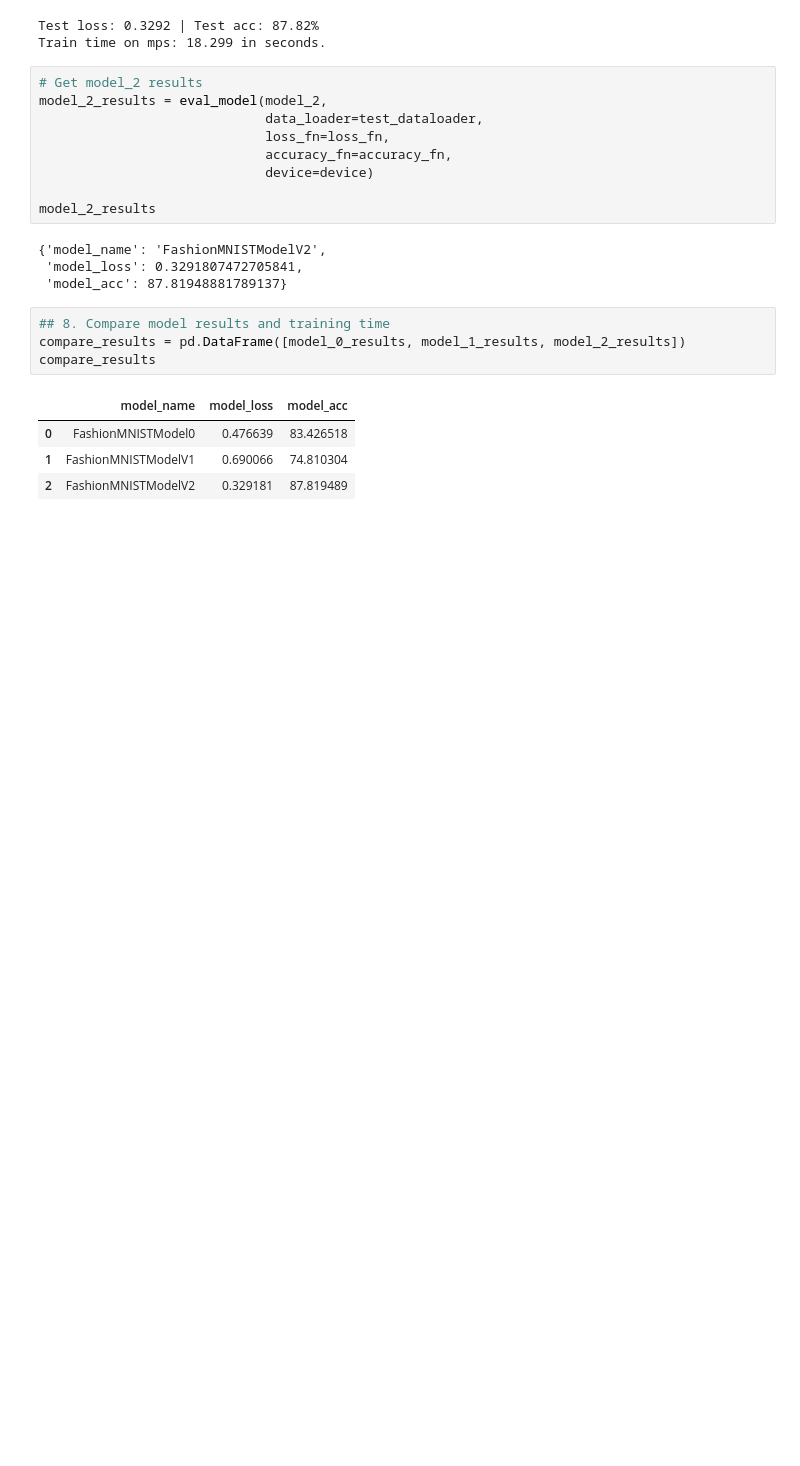
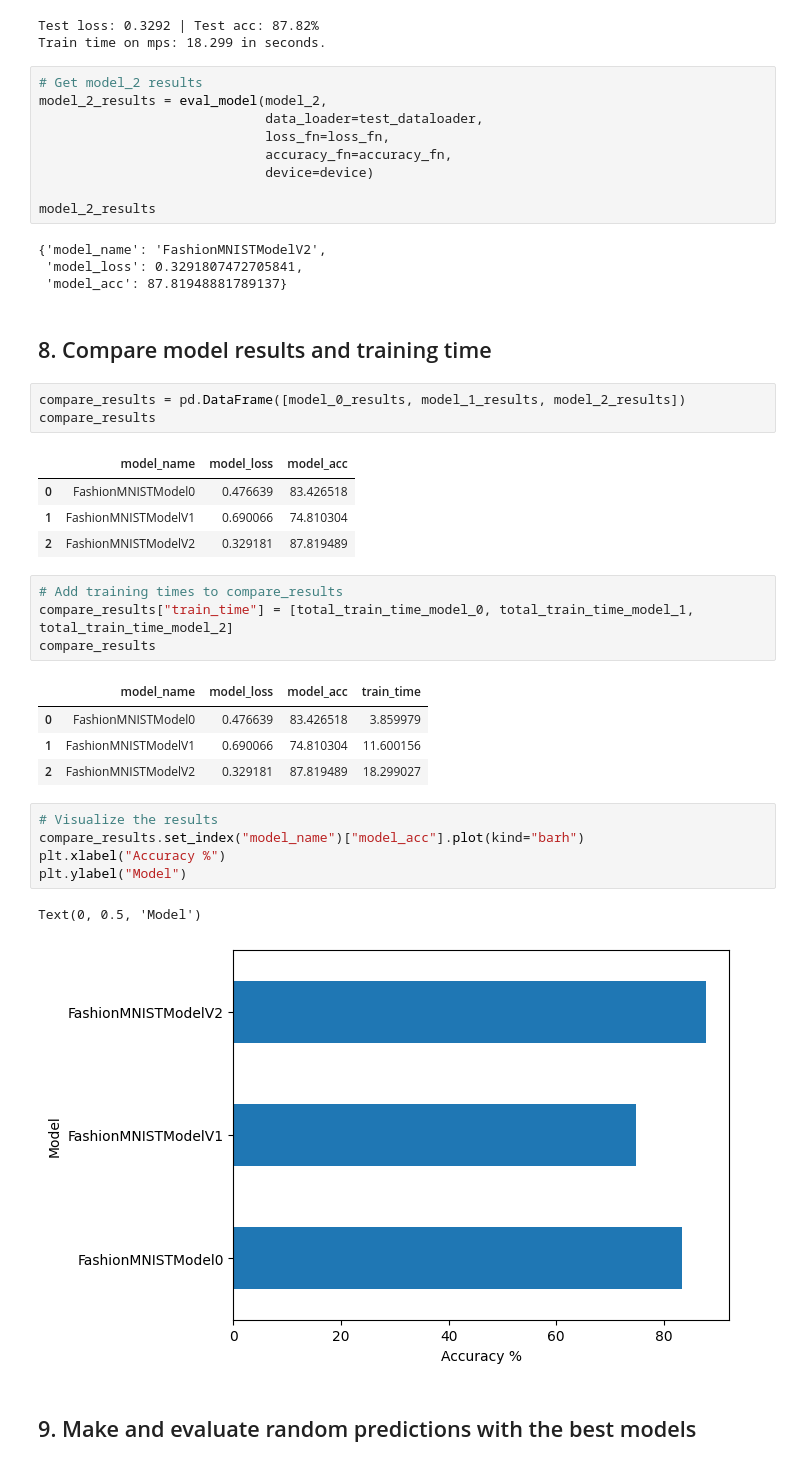
Before and after one commit to bohemian83/pytorch_yt, a Jupyter notebook: 03_pytorch_computer_vision.ipynb, the cells around one changed output. Saved outputs shown, nothing was run; the diff lists cells and outputs as text; blank space fills up the shorter version.

```diff
--- a/03_pytorch_computer_vision.ipynb
+++ b/03_pytorch_computer_vision.ipynb
@@ -855,8 +864,9 @@ model_2_results
 {'model_name': 'FashionMNISTModelV2',
  'model_loss': 0.3291807472705841,
  'model_acc': 87.81948881789137}
+# %% [markdown]
+## 8. Compare model results and training time
 # %%
-## 8. Compare model results and training time
 compare_results = pd.DataFrame([model_0_results, model_1_results, model_2_results])
 compare_results
 # %% [output]
@@ -864,3 +874,22 @@ compare_results
 | 0 | FashionMNISTModel0 | 0.476639 | 83.426518 |
 | 1 | FashionMNISTModelV1 | 0.690066 | 74.810304 |
 | 2 | FashionMNISTModelV2 | 0.329181 | 87.819489 |
+# %%
+# Add training times to compare_results
+compare_results["train_time"] = [total_train_time_model_0, total_train_time_model_1, total_train_time_model_2]
+compare_results
+# %% [output]
+|  | model_name | model_loss | model_acc | train_time |
+| 0 | FashionMNISTModel0 | 0.476639 | 83.426518 | 3.859979 |
+| 1 | FashionMNISTModelV1 | 0.690066 | 74.810304 | 11.600156 |
+| 2 | FashionMNISTModelV2 | 0.329181 | 87.819489 | 18.299027 |
+# %%
+# Visualize the results
+compare_results.set_index("model_name")["model_acc"].plot(kind="barh")
+plt.xlabel("Accuracy %")
+plt.ylabel("Model")
+# %% [output]
+Text(0, 0.5, 'Model')
+[figure, added]
+# %% [markdown]
+## 9. Make and evaluate random predictions with the best models
```
Also changed, not shown: parts of 15 cells of this notebook.
